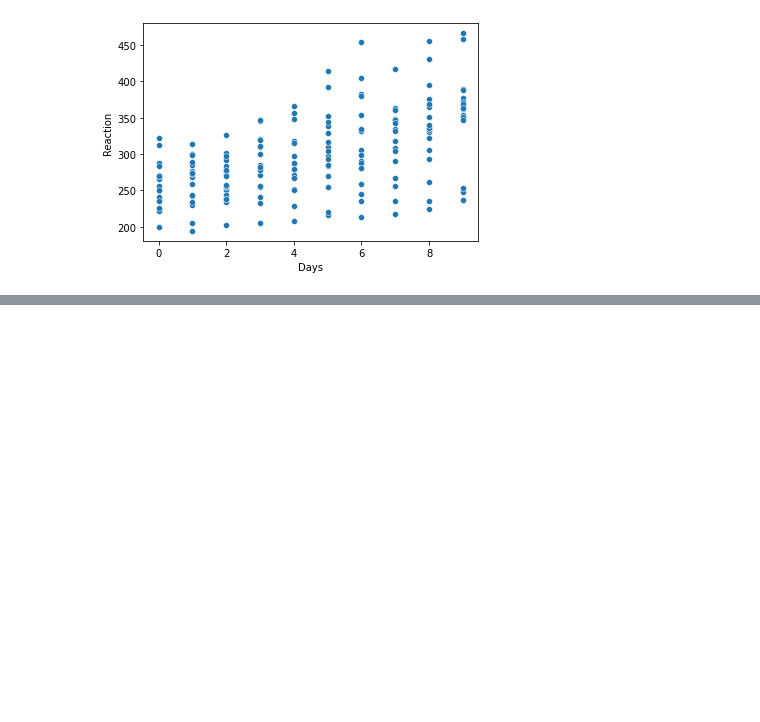
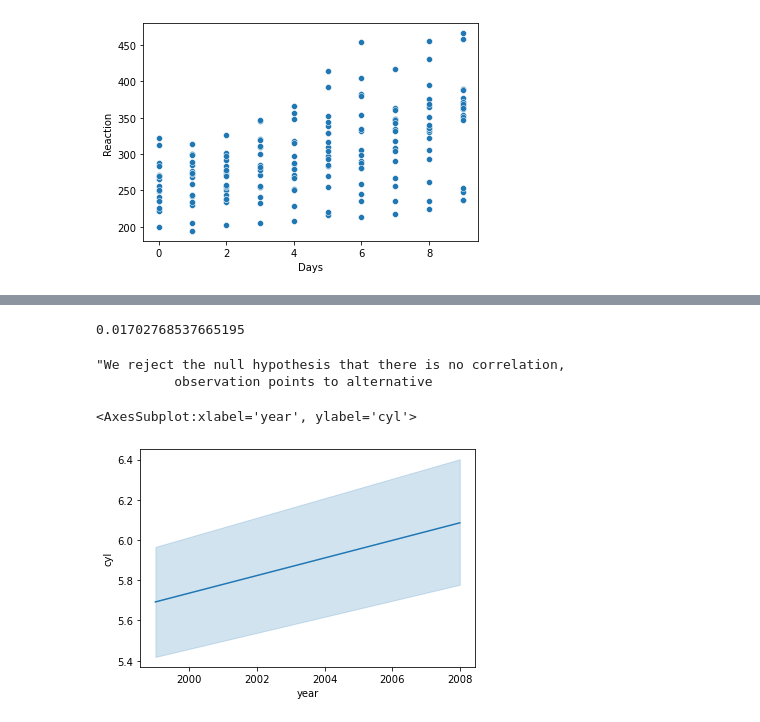
Before and after one commit to DeangeloBowen1/statistics, a Jupyter notebook: hypothesis_testing.ipynb, the cells around one changed output, grey strips where cells are left out. Cells and saved outputs as stored; diff of their text form; code cells hidden in the pictures; blank space fills up the shorter version.

```diff
--- a/hypothesis_testing.ipynb
+++ b/hypothesis_testing.ipynb
@@ -487,0 +526,3 @@ sns.scatterplot(data = sleepstudy, x='Days', y='Reaction')
+# %%
+mpg = data('mpg')
+mpg.head()
@@ -487,0 +549,21 @@ sns.scatterplot(data = sleepstudy, x='Days', y='Reaction')
+# %%
+# step 2, calculate for p
+chi2, p, degf, expected = stats.chi2_contingency(observe)
+p
+# %% [output]
+0.01702768537665195
+# %%
+# step 3 outcome
+if p < alpha:
+    print(""""We reject the null hypothesis that there is no correlation,
+          observation points to alternative""")
+else:
+    print("We fail to reject the null hypothesis, there is a correlation.")
+# %% [output]
+"We reject the null hypothesis that there is no correlation,
+          observation points to alternative
+# %%
+sns.lineplot(data = mpg, x = mpg.year, y = mpg.cyl)
+# %% [output]
+<AxesSubplot:xlabel='year', ylabel='cyl'>
+[figure, added]
```
Also changed, not shown: parts of 26 cells of this notebook.
